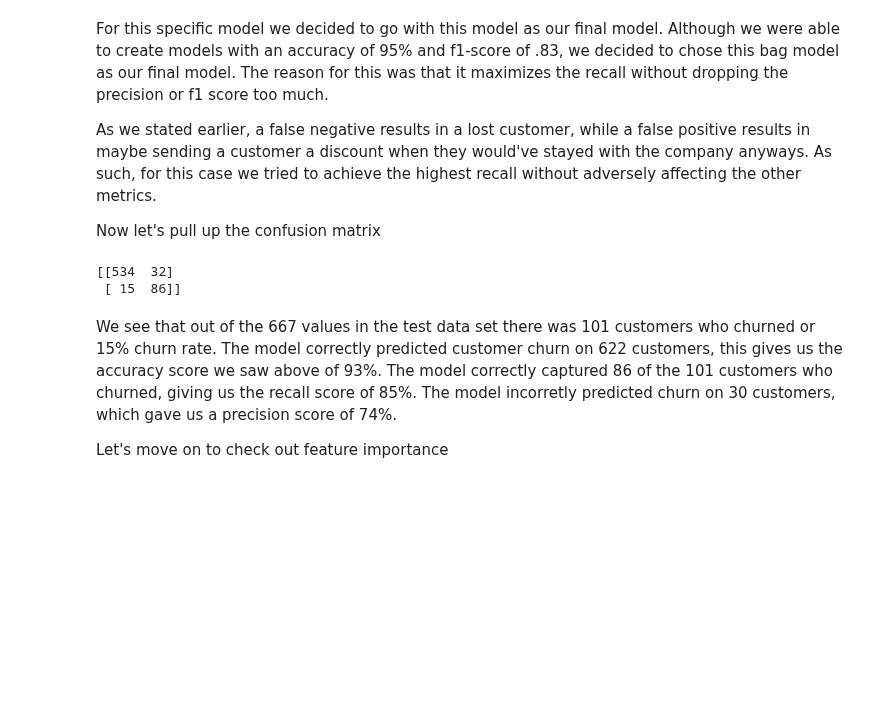
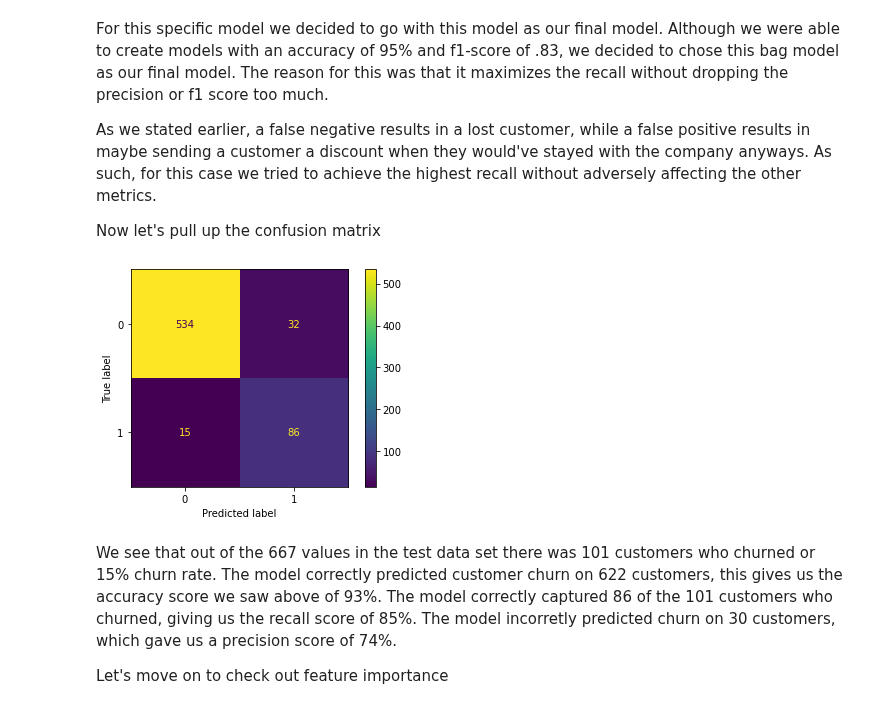
Before and after one commit to joshuaedelstein15/Telecom_churn, a Jupyter notebook: notebook.ipynb, the cells around one changed output. Drawn from its saved outputs; the diff is of its cells as text; code cells hidden in the pictures; blank space fills up the shorter version.

```diff
--- a/notebook.ipynb
+++ b/notebook.ipynb
@@ -1453,11 +1477,13 @@ For this specific model we decided to go with this model as our final model. Alt
 As we stated earlier, a false negative results in a lost customer, while a false positive results in maybe sending a customer a discount when they would've stayed with the company anyways. As such, for this case we tried to achieve the highest recall without adversely affecting the other metrics.
 
 Now let's pull up the confusion matrix
-# %%
-print(bag_matrix)
-# %% [output]
-[[534  32]
- [ 15  86]]
+# %%
+cnf_matrix = confusion_matrix(y_test, y_pred)
+
+disp = ConfusionMatrixDisplay(confusion_matrix=cnf_matrix)
+disp.plot();
+# %% [output]
+[figure, added]
 # %% [markdown]
 We see that out of the 667 values in the test data set there was 101 customers who churned or 15% churn rate. The model correctly predicted customer churn on 622 customers, this gives us the accuracy score we saw above of 93%. The model correctly captured 86 of the 101 customers who churned, giving us the recall score of 85%. The model incorretly predicted churn on 30 customers, which gave us a precision score of 74%.
 
```
Also changed, not shown: parts of 10 cells of this notebook.
